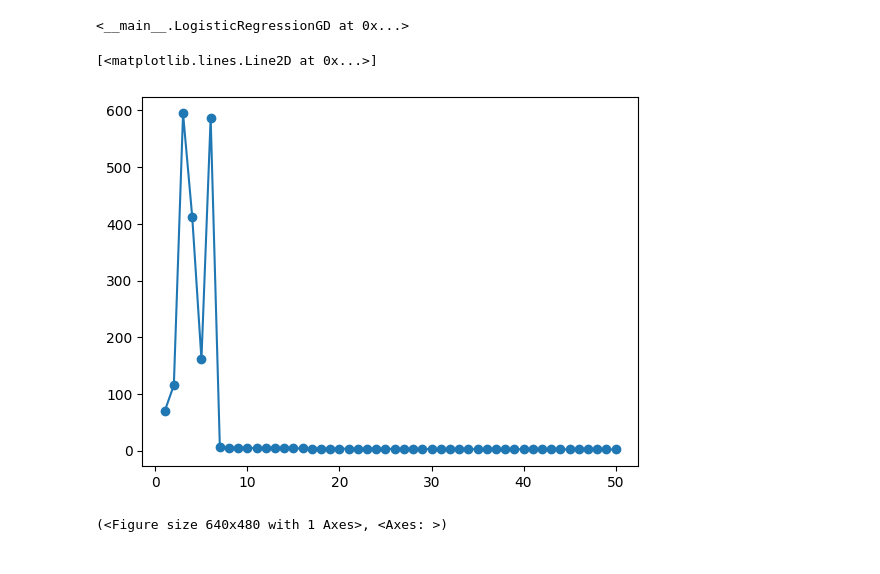
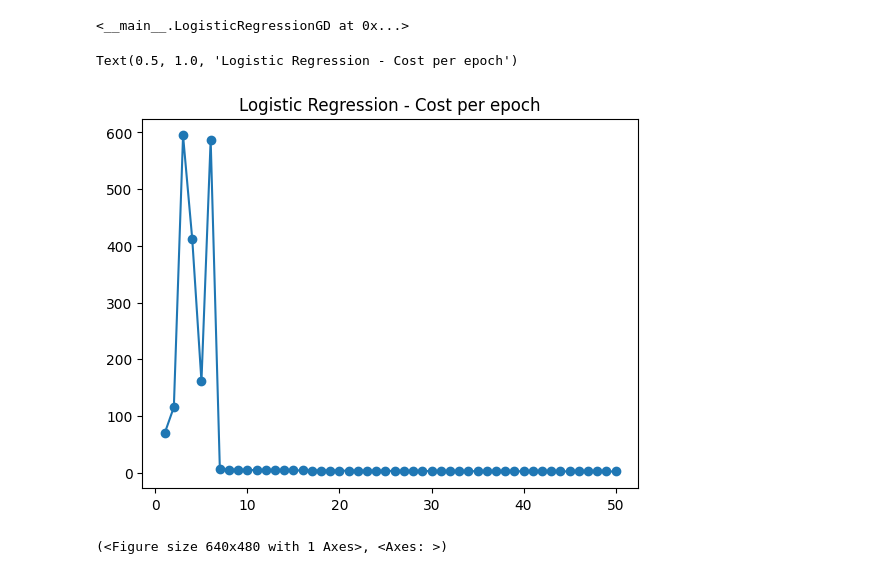
Before and after one commit to BuiHoangTu/ul.year2024Autumn.data-engineering-machine-learning.e-tivities, a Jupyter notebook: a3/Activity3_24005665.ipynb, the cells around one changed output. Drawn from its saved outputs; the diff is of its cells as text; code cells hidden in the pictures.

Commit message:
update plot and fix to align randomness changes

```diff
--- a/a3/Activity3_24005665.ipynb
+++ b/a3/Activity3_24005665.ipynb
@@ -139,9 +139,10 @@ model.train(df[['sepal_length', 'petal_length']], df['class']=='Iris-setosa')
 # %%
 # Plot the Logistic cost per epoch of training
 plt.plot(range(1, len(model.cost_) + 1), model.cost_, marker='o')
+plt.title("Logistic Regression - Cost per epoch")
 # %% [output]
-[<matplotlib.lines.Line2D at 0x...>]
+Text(0.5, 1.0, 'Logistic Regression - Cost per epoch')
-[figure, old version]
+[figure, new version]
 # %%
 # Plot the decision boundary
 
```
Also changed, not shown: parts of 8 cells of this notebook.
